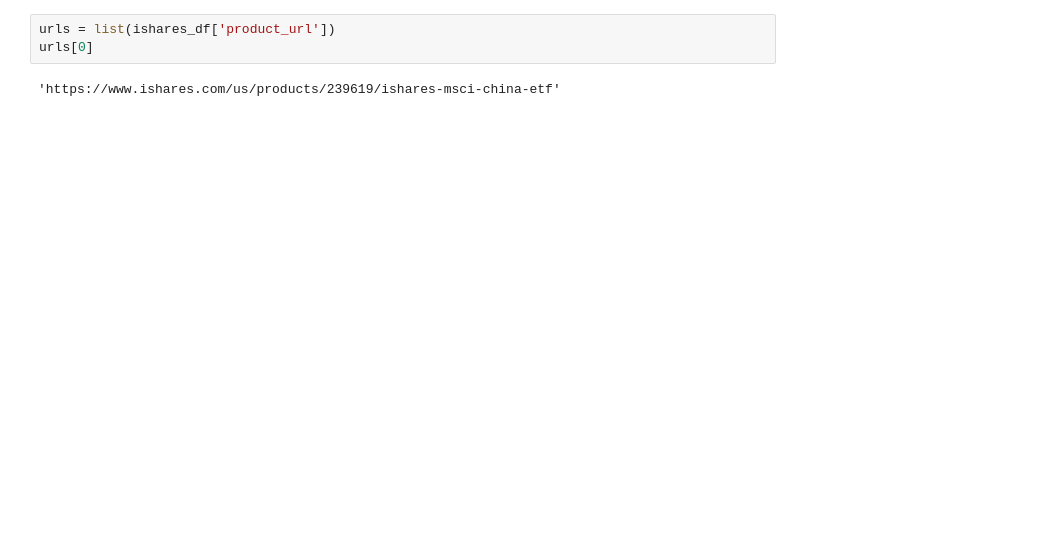
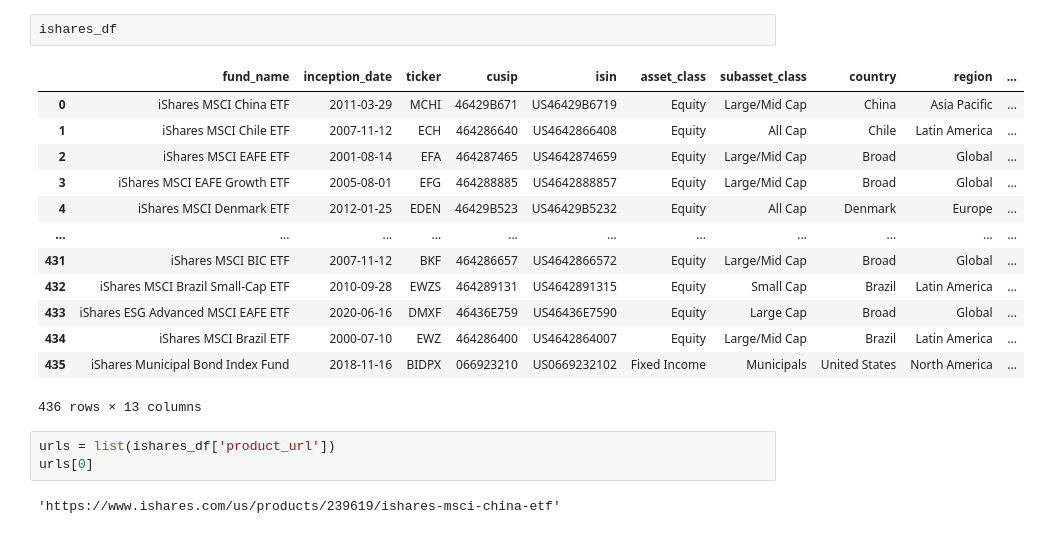
Before and after one commit to nikulpatel3141/ETF-Scraper, a Jupyter notebook: Notebooks/scripting.ipynb, the cells around one changed output. Drawn from its saved outputs; the diff is of its cells as text; blank space fills up the shorter version.

```diff
--- a/Notebooks/scripting.ipynb
+++ b/Notebooks/scripting.ipynb
@@ -216,3 +24,19 @@ ishares_df = ISharesListings.retrieve_listings()
+# %%
+ishares_df
+# %% [output]
+|  | fund_name | inception_date | ticker | cusip | isin | asset_class | subasset_class | country | region | ... |
+| 0 | iShares MSCI China ETF | 2011-03-29 | MCHI | 46429B671 | US46429B6719 | Equity | Large/Mid Cap | China | Asia Pacific | ... |
+| 1 | iShares MSCI Chile ETF | 2007-11-12 | ECH | 464286640 | US4642866408 | Equity | All Cap | Chile | Latin America | ... |
+| 2 | iShares MSCI EAFE ETF | 2001-08-14 | EFA | 464287465 | US4642874659 | Equity | Large/Mid Cap | Broad | Global | ... |
+| 3 | iShares MSCI EAFE Growth ETF | 2005-08-01 | EFG | 464288885 | US4642888857 | Equity | Large/Mid Cap | Broad | Global | ... |
+| 4 | iShares MSCI Denmark ETF | 2012-01-25 | EDEN | 46429B523 | US46429B5232 | Equity | All Cap | Denmark | Europe | ... |
+| ... | ... | ... | ... | ... | ... | ... | ... | ... | ... | ... |
+| 431 | iShares MSCI BIC ETF | 2007-11-12 | BKF | 464286657 | US4642866572 | Equity | Large/Mid Cap | Broad | Global | ... |
+| 432 | iShares MSCI Brazil Small-Cap ETF | 2010-09-28 | EWZS | 464289131 | US4642891315 | Equity | Small Cap | Brazil | Latin America | ... |
+| 433 | iShares ESG Advanced MSCI EAFE ETF | 2020-06-16 | DMXF | 46436E759 | US46436E7590 | Equity | Large Cap | Broad | Global | ... |
+| 434 | iShares MSCI Brazil ETF | 2000-07-10 | EWZ | 464286400 | US4642864007 | Equity | Large/Mid Cap | Brazil | Latin America | ... |
+| 435 | iShares Municipal Bond Index Fund | 2018-11-16 | BIDPX | 066923210 | US0669232102 | Fixed Income | Municipals | United States | North America | ... |
+436 rows × 13 columns
 # %%
 urls = list(ishares_df['product_url'])
 urls[0]
```
Also changed, not shown: parts of 24 cells of this notebook, 5 other files.
